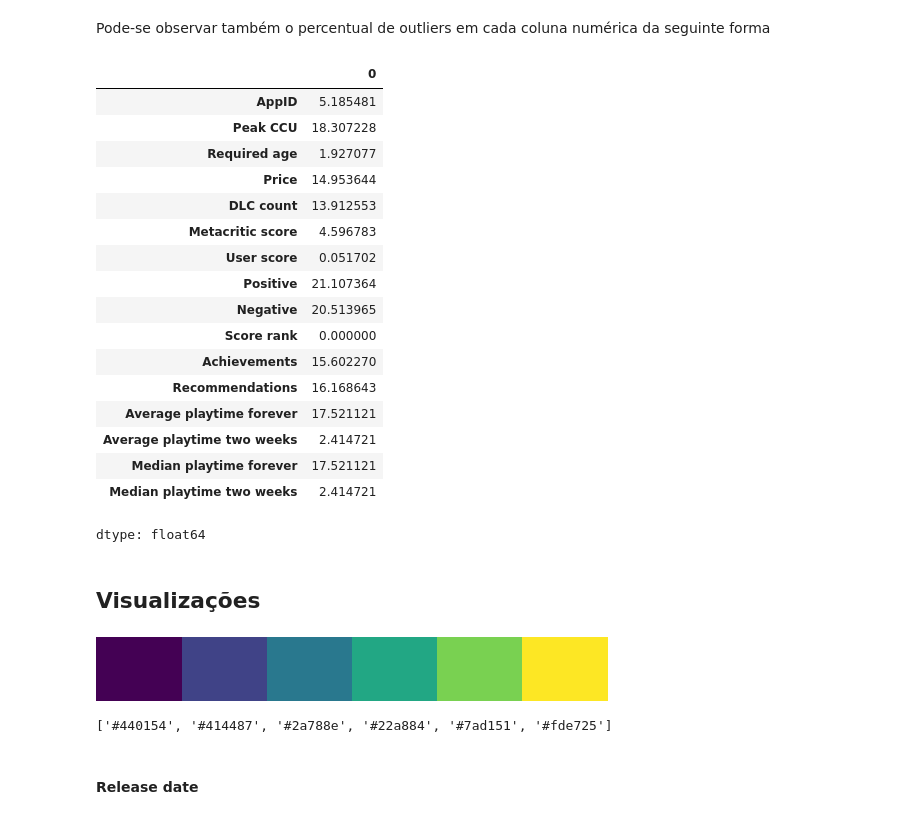
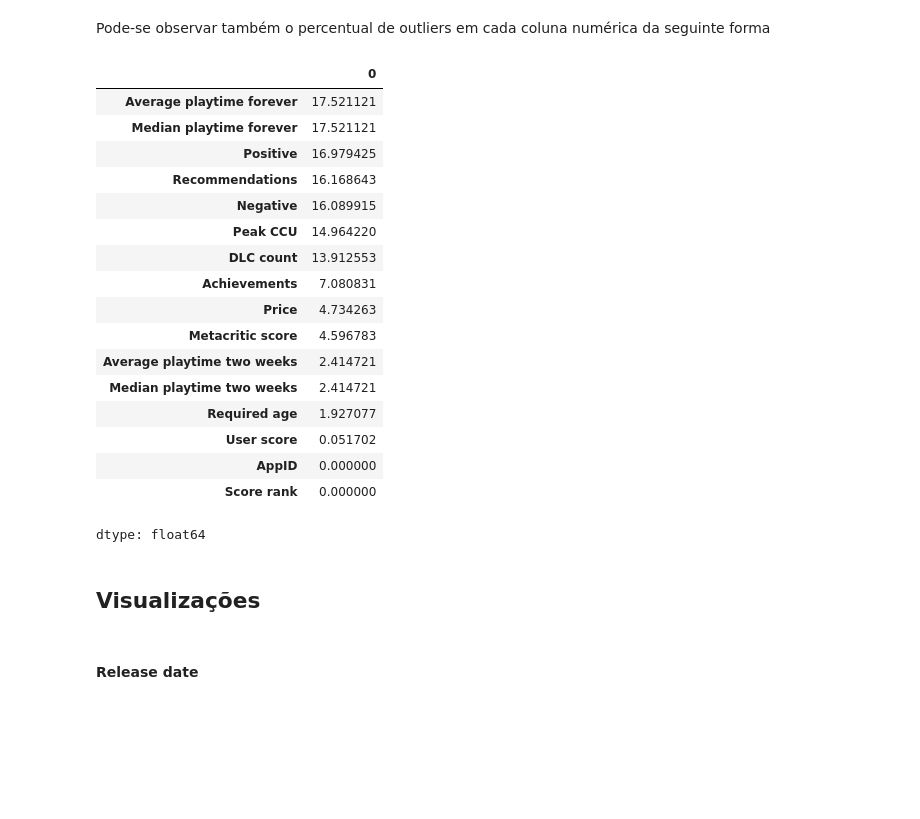
Before and after one commit to vinicius-souza-lima/mvp_ADBP, a Jupyter notebook: MVP_ADBP.ipynb, the cells around one changed output. Saved outputs shown, nothing was run; the diff lists cells and outputs as text; code cells hidden in the pictures; blank space fills up the shorter version.

```diff
--- a/MVP_ADBP.ipynb
+++ b/MVP_ADBP.ipynb
@@ -215,64 +192,34 @@ Pode-se observar também o percentual de outliers em cada coluna numérica da se
 # %%
 # DataFrame apenas com valores numéricos
 games_numeric = games.select_dtypes(include=[np.number])
 
 # Definição intervalo interquantil
 Q1 = games_numeric.quantile(0.25)
 Q3 = games_numeric.quantile(0.75)
 IQR = Q3 - Q1
 
 # Filtragem dos outliers e contagem do percentual
-outliers = ( (games_numeric < (Q1 - 1.5 * IQR)) | (games_numeric > (Q1 + 1.5 * IQR)) ).sum()
+outliers = ( (games_numeric < (Q1 - 1.5 * IQR)) | (games_numeric > (Q3 + 1.5 * IQR)) ).sum()
 total = games_numeric.count()
-outliers/total*100
+(outliers/total*100).sort_values(ascending = False)
 # %% [output]
 |  | 0 |
-| AppID | 5.185481 |
-| Peak CCU | 18.307228 |
+| Average playtime forever | 17.521121 |
+| Median playtime forever | 17.521121 |
+| Positive | 16.979425 |
+| Recommendations | 16.168643 |
+| Negative | 16.089915 |
+| Peak CCU | 14.964220 |
+| DLC count | 13.912553 |
+| Achievements | 7.080831 |
+| Price | 4.734263 |
+| Metacritic score | 4.596783 |
+| Average playtime two weeks | 2.414721 |
+| Median playtime two weeks | 2.414721 |
 | Required age | 1.927077 |
-| Price | 14.953644 |
-| DLC count | 13.912553 |
-| Metacritic score | 4.596783 |
 | User score | 0.051702 |
-| Positive | 21.107364 |
-| Negative | 20.513965 |
+| AppID | 0.000000 |
 | Score rank | 0.000000 |
-| Achievements | 15.602270 |
-| Recommendations | 16.168643 |
-| Average playtime forever | 17.521121 |
-| Average playtime two weeks | 2.414721 |
-| Median playtime forever | 17.521121 |
-| Median playtime two weeks | 2.414721 |
 dtype: float64
 # %% [markdown]
 ## Visualizações
-# %%
-# Define paleta de cores
-
-# # alternativa A: definição manual das cores a partir de lista de cores em hex
-# coresViridis = ["#440154","#3b528b","#21918c","#5ec962","#fde725"]
-
-# alternativa B: definição de cores utilizando palette do próprio matplotlib
-# a paleta viridis é robusta para pessoas com daltonismo
-vcmap = plt.get_cmap("viridis", 6) # um a mais do que o necessário para evitar utilizar o amarelo
-
-# exibe o mapa de cores
-display(vcmap)
-
-# converte o mapa de cores em um vetor, para uso de cores individuais
-coresViridis = [mpl.colors.rgb2hex(vcmap(i)) for i in range(6)] # extrai lista de cores em hex
-display(coresViridis)
-
-# define uma cor default
-corDefault = coresViridis[1]
-
-# Carrega uma folha de estilos (opcional - questões estéticas)
-plt.style.use("ggplot")
-
-# Modifica mais alguns parâmetros gráficos (opcional - questões estéticas)
-plt.rc("axes", facecolor="#fafafa", grid = True)
-plt.rc("grid", color = "#f0f0f0")
-plt.rc("axes", edgecolor="#cccccc", lw=0.1)
-# %% [output]
-[figure, removed]
-['#440154', '#414487', '#2a788e', '#22a884', '#7ad151', '#fde725']
```
Also changed, not shown: parts of 132 cells of this notebook.
